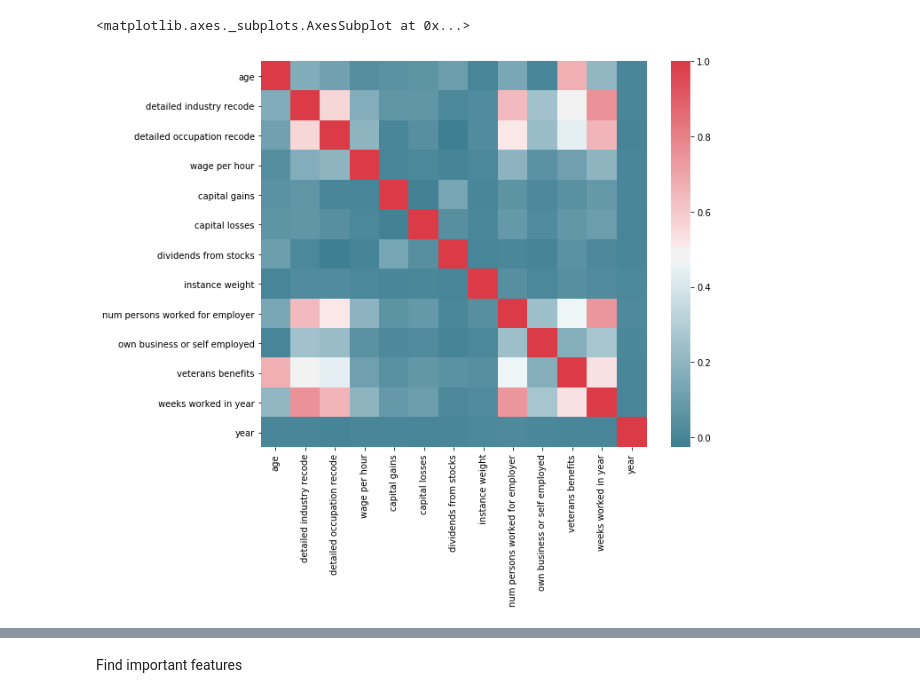
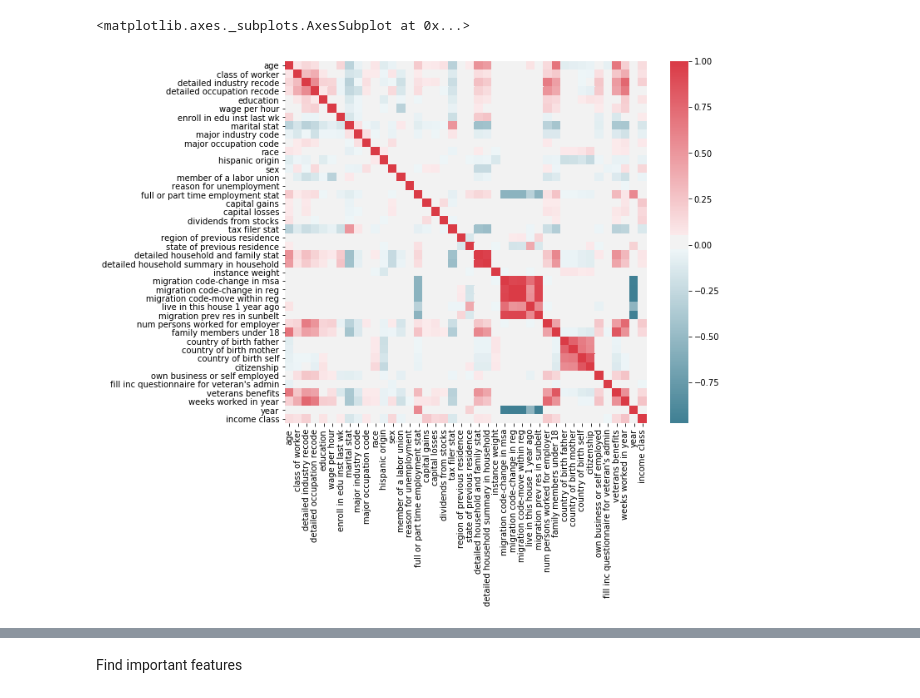
Before and after one commit to studorache/MLC, a Jupyter notebook: MLC.ipynb, the cells around one changed output, grey strips where cells are left out. Drawn from its saved outputs; the diff is of its cells as text; code cells hidden in the pictures.

```diff
--- a/MLC.ipynb
+++ b/MLC.ipynb
@@ -85,3 +87,6 @@ final_test_df.columns = col_names
 col_names.append('income class')
 #Append cols list to train panda
 initial_train_df.columns = col_names
+# %%
+train_df = initial_train_df.copy()
+train_df
@@ -87,0 +118,8 @@ initial_train_df.columns = col_names
+# %%
+for cat in categories_to_encode:
+  train_df[cat] = train_df[cat].astype('category')
+  train_df[cat] = train_df[cat].cat.codes
+
+train_df["income class"] = train_df["income class"].astype('category')
+train_df["income class"] = train_df["income class"].cat.codes
+train_df
@@ -88,15 +140,15 @@ initial_train_df.columns = col_names
 # %%
 #find correlated
-corr = initial_train_df.corr()
+corr = train_df.corr()
 import seaborn as sns
 import matplotlib.pyplot as pl
 
 f, ax = pl.subplots(figsize=(10, 8))
 sns.heatmap(corr, mask=np.zeros_like(corr, dtype=np.bool), cmap=sns.diverging_palette(220, 10, as_cmap=True),
             square=True, ax=ax)
 # %% [output]
 <matplotlib.axes._subplots.AxesSubplot at 0x...>
-[figure, old version]
+[figure, new version]
 # %%
 cols_to_remove = ['year','country of birth mother', 'country of birth father', 'migration code-change in msa',
                   'migration code-move within reg', 'live in this house 1 year ago','migration prev res in sunbelt',
```
Also changed, not shown: parts of 13 cells of this notebook.
